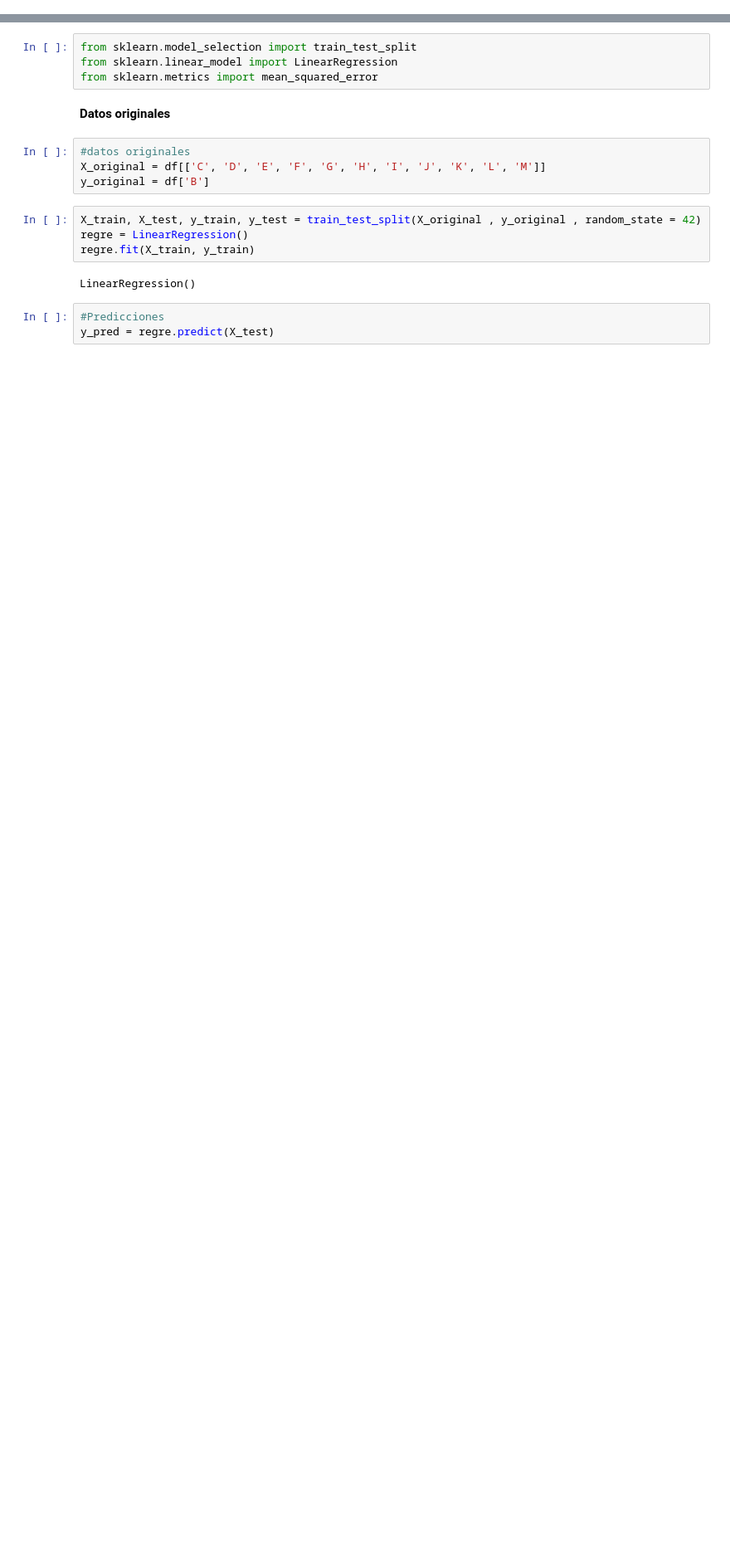
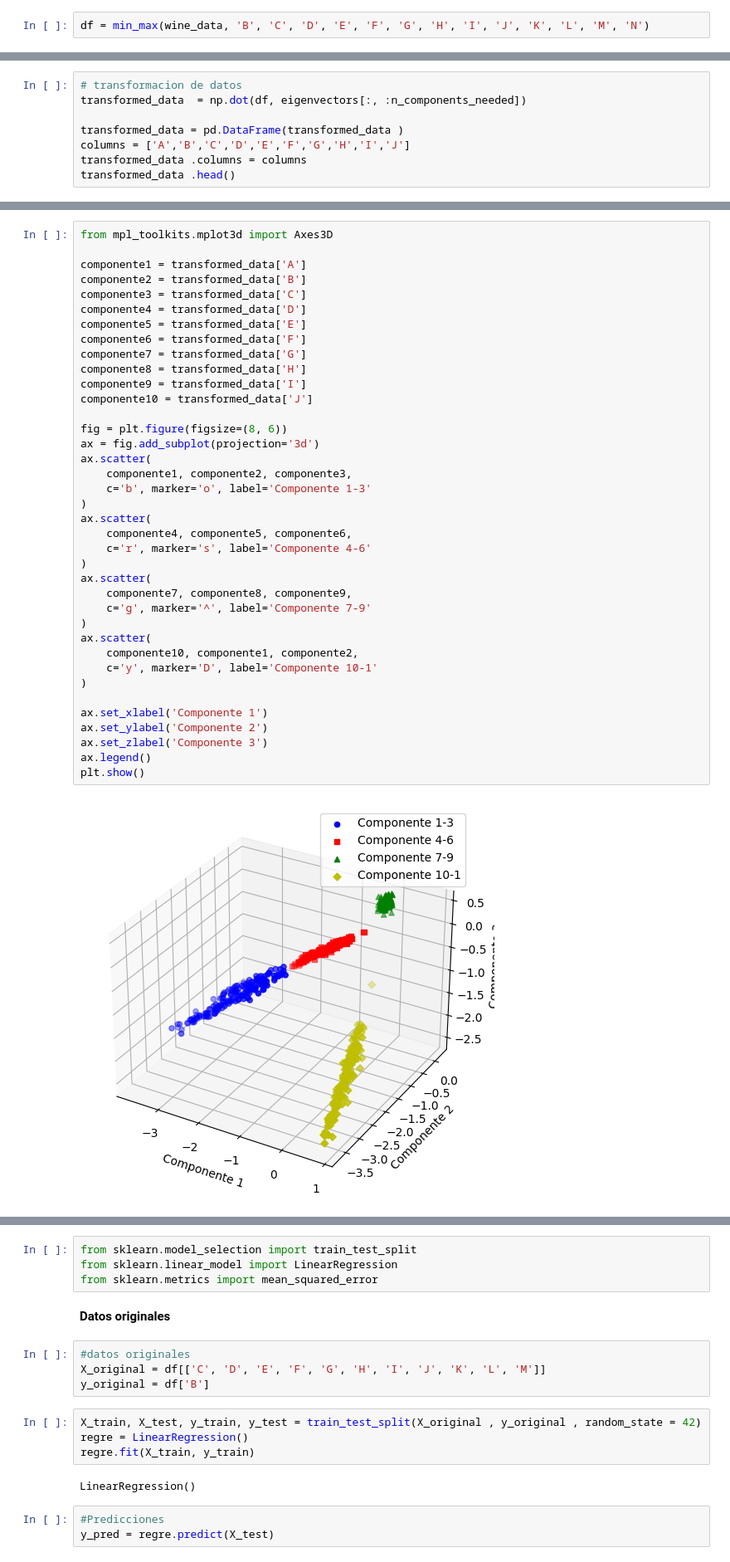
Before and after one commit to CaroPer27/Pr-ctica-2.2-An-lisis-de-Componentes-Principales, a Jupyter notebook: Practica2_2.ipynb, the cells around one changed output, grey strips where cells are left out. Shown at 83% size. Saved outputs shown, nothing was run; the diff lists cells and outputs as text; blank space fills up the shorter version.

```diff
--- a/Practica2_2.ipynb
+++ b/Practica2_2.ipynb
@@ -2,0 +110,2 @@
+# %%
+df = min_max(wine_data, 'B', 'C', 'D', 'E', 'F', 'G', 'H', 'I', 'J', 'K', 'L', 'M', 'N')
@@ -2,0 +369,8 @@
+# %%
+# transformacion de datos
+transformed_data  = np.dot(df, eigenvectors[:, :n_components_needed])
+
+transformed_data = pd.DataFrame(transformed_data )
+columns = ['A','B','C','D','E','F','G','H','I','J']
+transformed_data .columns = columns
+transformed_data .head()
@@ -2,0 +402,40 @@
+# %%
+from mpl_toolkits.mplot3d import Axes3D
+
+componente1 = transformed_data['A']
+componente2 = transformed_data['B']
+componente3 = transformed_data['C']
+componente4 = transformed_data['D']
+componente5 = transformed_data['E']
+componente6 = transformed_data['F']
+componente7 = transformed_data['G']
+componente8 = transformed_data['H']
+componente9 = transformed_data['I']
+componente10 = transformed_data['J']
+
+fig = plt.figure(figsize=(8, 6))
+ax = fig.add_subplot(projection='3d')
+ax.scatter(
+    componente1, componente2, componente3,
+    c='b', marker='o', label='Componente 1-3'
+)
+ax.scatter(
+    componente4, componente5, componente6,
+    c='r', marker='s', label='Componente 4-6'
+)
+ax.scatter(
+    componente7, componente8, componente9,
+    c='g', marker='^', label='Componente 7-9'
+)
+ax.scatter(
+    componente10, componente1, componente2,
+    c='y', marker='D', label='Componente 10-1'
+)
+
+ax.set_xlabel('Componente 1')
+ax.set_ylabel('Componente 2')
+ax.set_zlabel('Componente 3')
+ax.legend()
+plt.show()
+# %% [output]
+[figure, added]
```
Also changed, not shown: parts of 24 cells of this notebook.
